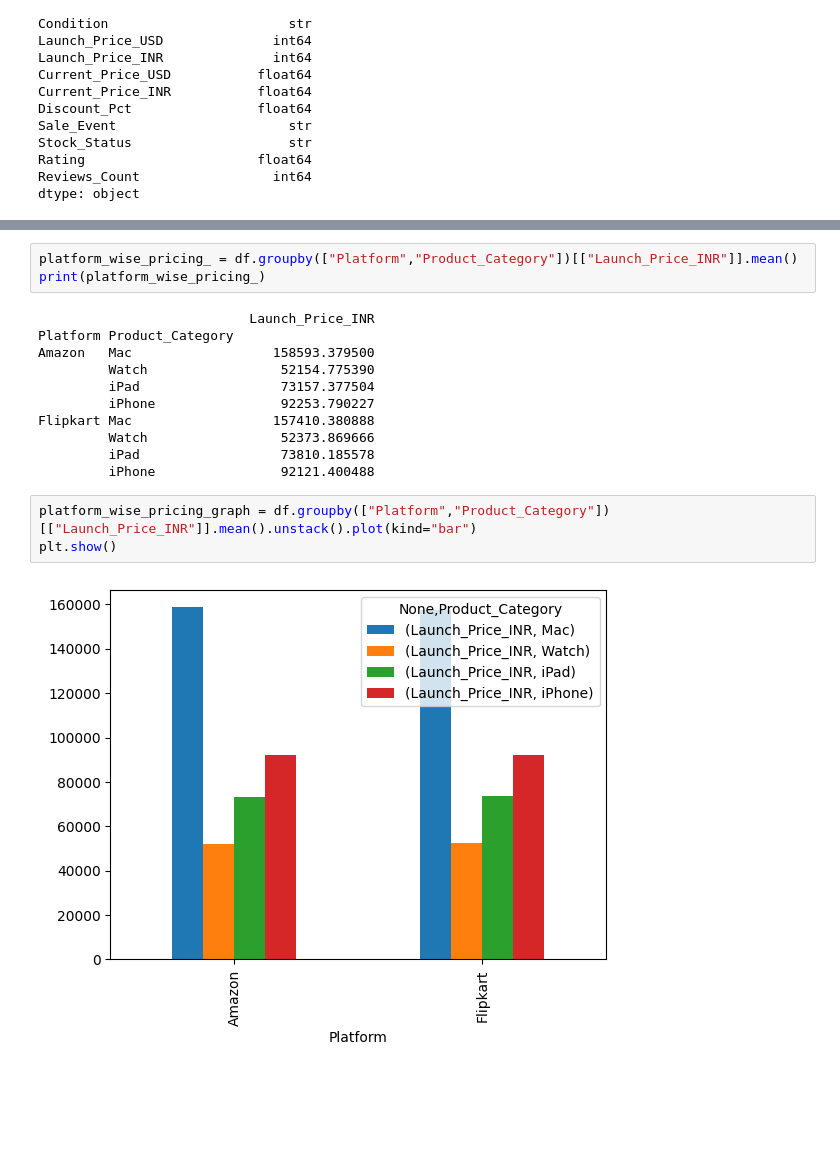
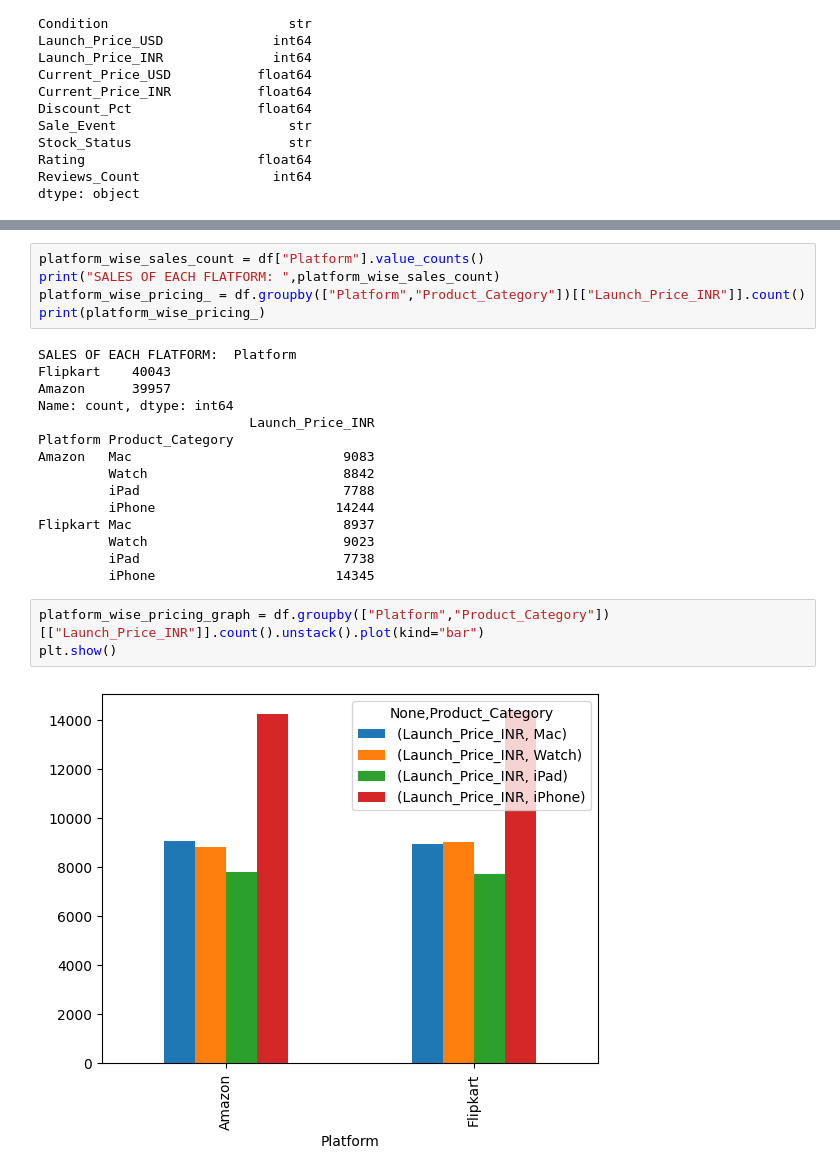
Before and after one commit to shanib-techie/power-bi, a Jupyter notebook: APPLE_PRODUCT_ANALYSIS/apple_product_analysis.ipynb, the cells around one changed output, grey strips where cells are left out. Drawn from its saved outputs; the diff is of its cells as text; blank space fills up the shorter version.

```diff
--- a/APPLE_PRODUCT_ANALYSIS/apple_product_analysis.ipynb
+++ b/APPLE_PRODUCT_ANALYSIS/apple_product_analysis.ipynb
@@ -94,19 +92,25 @@ Flipkart iPhone           iPhone 15 128GB                            78302.0
 # %%
-platform_wise_pricing_ = df.groupby(["Platform","Product_Category"])[["Launch_Price_INR"]].mean()
+platform_wise_sales_count = df["Platform"].value_counts()
+print("SALES OF EACH FLATFORM: ",platform_wise_sales_count)
+platform_wise_pricing_ = df.groupby(["Platform","Product_Category"])[["Launch_Price_INR"]].count()
 print(platform_wise_pricing_)
 # %% [output]
+SALES OF EACH FLATFORM:  Platform
+Flipkart    40043
+Amazon      39957
+Name: count, dtype: int64
                            Launch_Price_INR
 Platform Product_Category
-Amazon   Mac                  158593.379500
-         Watch                 52154.775390
-         iPad                  73157.377504
-         iPhone                92253.790227
-Flipkart Mac                  157410.380888
-         Watch                 52373.869666
-         iPad                  73810.185578
-         iPhone                92121.400488
+Amazon   Mac                           9083
+         Watch                         8842
+         iPad                          7788
+         iPhone                       14244
+Flipkart Mac                           8937
+         Watch                         9023
+         iPad                          7738
+         iPhone                       14345
 # %%
-platform_wise_pricing_graph = df.groupby(["Platform","Product_Category"])[["Launch_Price_INR"]].mean().unstack().plot(kind="bar")
+platform_wise_pricing_graph = df.groupby(["Platform","Product_Category"])[["Launch_Price_INR"]].count().unstack().plot(kind="bar")
 plt.show()
 # %% [output]
-[figure, old version]
+[figure, new version]
```
Also changed, not shown: parts of 10 cells of this notebook, 1 other file.
